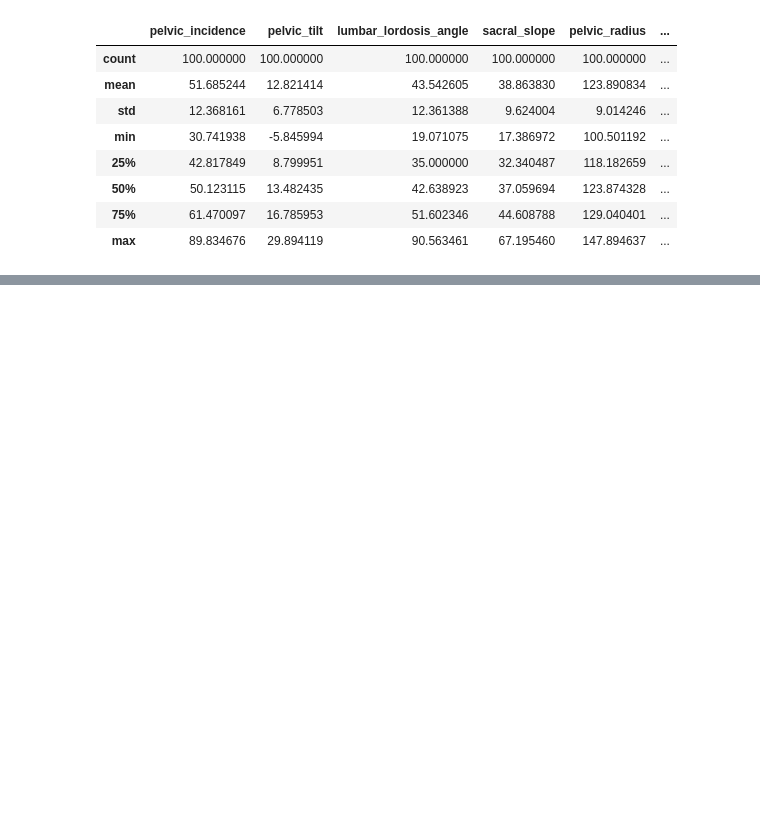
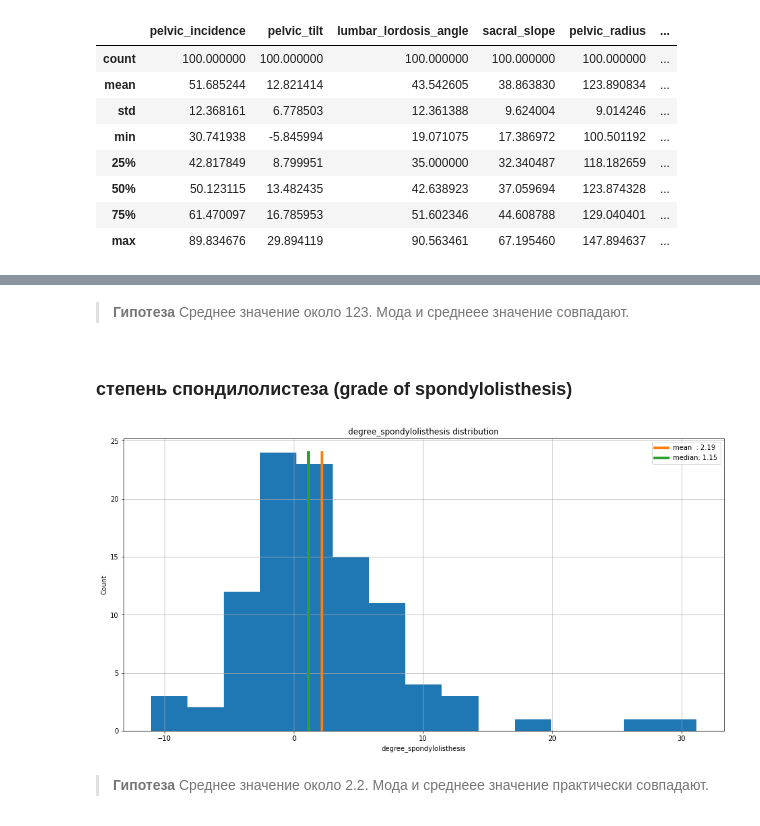
Before and after one commit to alex-chin/gb_prob_stat, a Jupyter notebook: project/ortho_pats.ipynb, the cells around one changed output, grey strips where cells are left out. Drawn from its saved outputs; the diff is of its cells as text; code cells hidden in the pictures; blank space fills up the shorter version.

```diff
--- a/project/ortho_pats.ipynb
+++ b/project/ortho_pats.ipynb
@@ -106,0 +157,10 @@ first_look(df_norm['pelvic_tilt'])
+# %% [markdown]
+> **Гипотеза** Среднее значение около 123. Мода и среднеее значение совпадают.
+# %% [markdown]
+### степень спондилолистеза (grade of spondylolisthesis)
+# %%
+first_look(df_norm['degree_spondylolisthesis'], bins=15)
+# %% [output]
+[figure, added]
+# %% [markdown]
+> **Гипотеза** Среднее значение около 2.2. Мода и среднеее значение практически совпадают.
```
Also changed, not shown: parts of 21 cells of this notebook.
